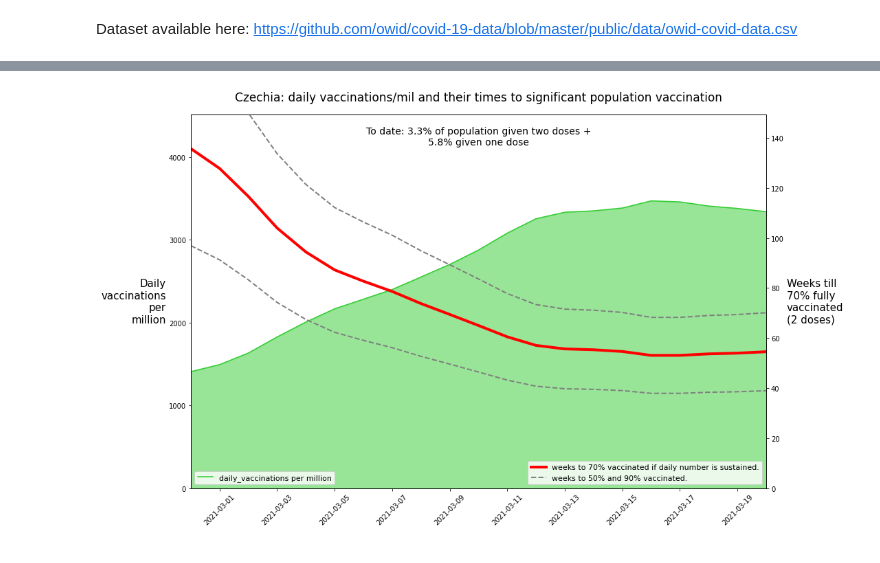
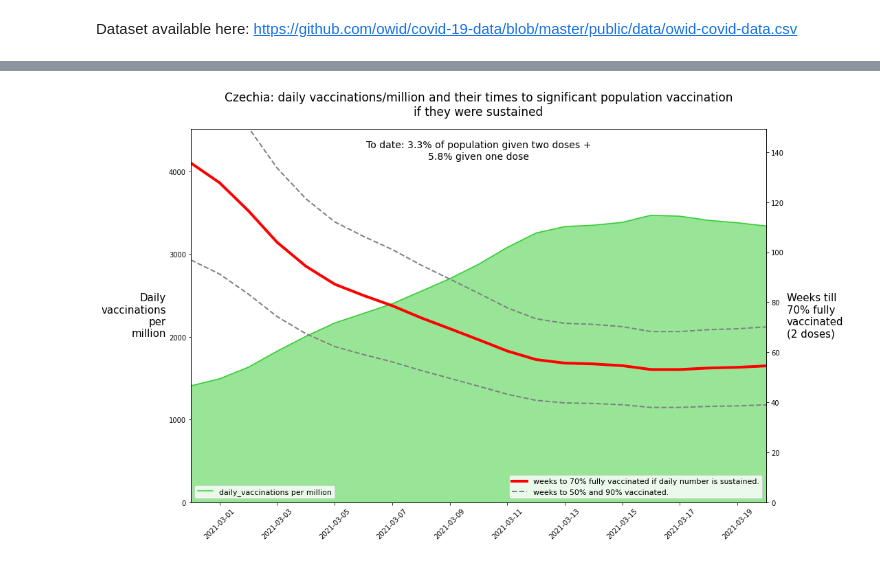
Before and after one commit to babsyco/C19_cases_deaths_vaccinations, a Jupyter notebook: vaccine_rollout1.ipynb, the cells around one changed output, grey strips where cells are left out. Drawn from its saved outputs; the diff is of its cells as text; code cells hidden in the pictures.

```diff
--- a/vaccine_rollout1.ipynb
+++ b/vaccine_rollout1.ipynb
@@ -305,7 +310,7 @@ percent_double_dose = location_daily_vaxPerMil_df['people_fully_vaccinated_per_m
 
 # plot
 fig, ax1 = plt.subplots(figsize=(15,10))
-ax1.set_title('%s: daily vaccinations/mil and their times to significant population vaccination' % location, fontsize=17, pad=20)
+ax1.set_title('%s: daily vaccinations/million and their times to significant population vaccination\nif they were sustained' % location, fontsize=17, pad=20)
 ax2 = ax1.twinx()
 # ax1: daily vaxs
 ax1.set_ylabel("Daily\nvaccinations\nper\nmillion", fontsize=15,rotation='horizontal', ha='right', va='center')
@@ -321,7 +326,7 @@ ax2.plot(dates, times_to_HI, color='red', linewidth=4)
 ax2.plot(dates, upperInterval_HI_times, color='grey', linewidth=2, linestyle='--')
 ax2.plot(dates, lowerInterval_HI_times, color='grey', linewidth=2, linestyle='--')
 ax2.set_ylabel("Weeks till\n%d%% fully\nvaccinated\n(2 doses)" % int(100*HI_threshold), fontsize=15, rotation='horizontal', ha='left', va='center')
-ax2.legend(['weeks to %d%% vaccinated if daily number is sustained.' % int(HI_threshold*100), 'weeks to %d%% and %d%% vaccinated.' % (int((HI_threshold-0.2)*100+1), int((HI_threshold+0.2)*100+1))],
+ax2.legend(['weeks to %d%% fully vaccinated if daily number is sustained.' % int(HI_threshold*100), 'weeks to %d%% and %d%% vaccinated.' % (int((HI_threshold-0.2)*100+1), int((HI_threshold+0.2)*100+1))],
            fontsize=11, loc='lower right')
 if not math.isnan(percent_double_dose):
   ax2.text(dates[int(len(dates)/2)], ax2.get_ylim()[1]*0.97, 'To date: %0.1f%% of population given two doses +\n%0.1f%% given one dose' % (percent_double_dose, percent_single_dose),
@@ -339,4 +346,4 @@ if save_files:
-[figure, old version]
+[figure, new version]
 # %%
 #####################
 # DATASET SUMMARIES #
```
Also changed, not shown: parts of 5 cells of this notebook.
